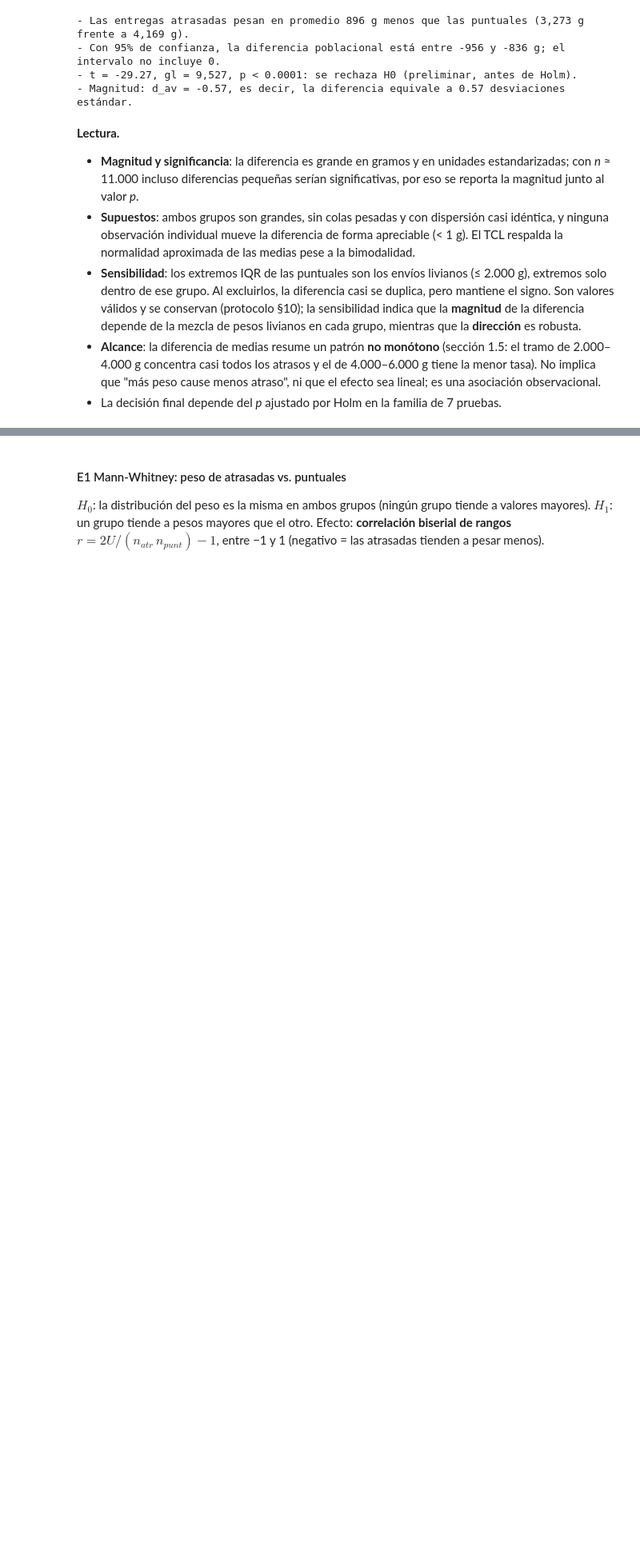
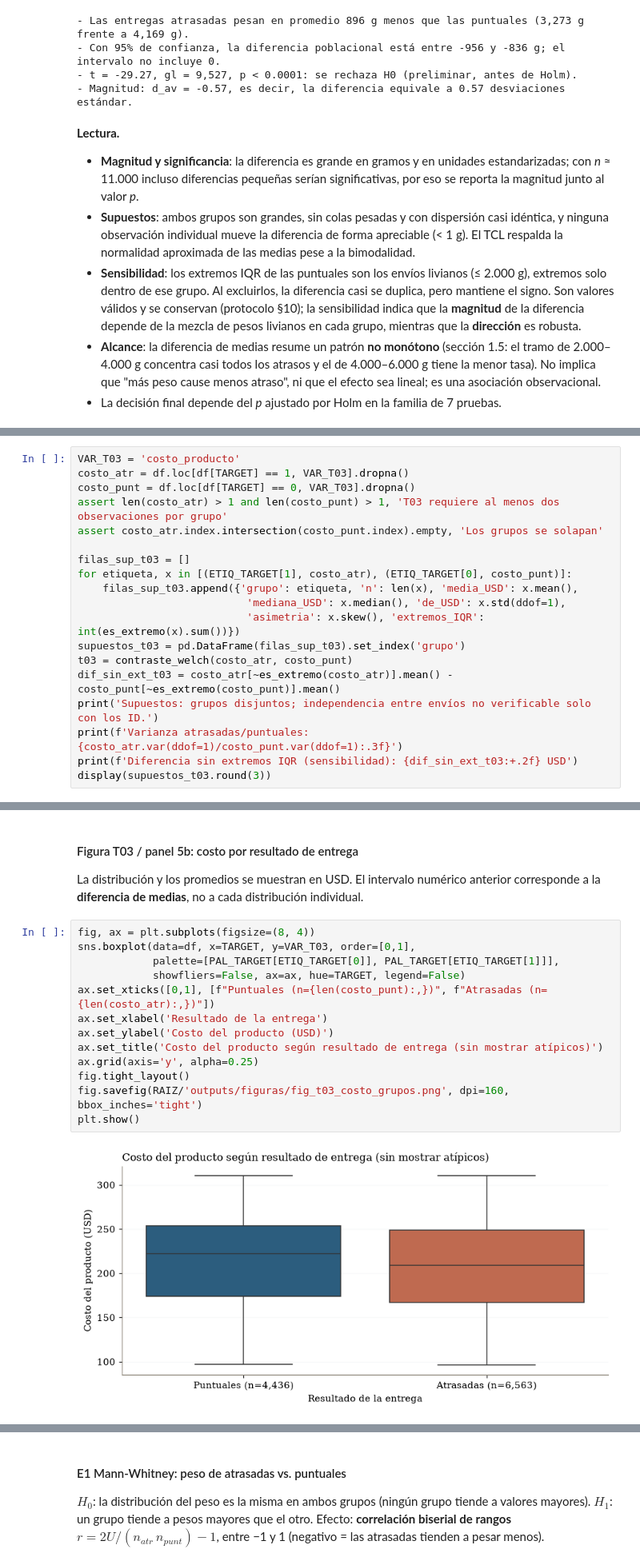
Before and after one commit to joserodriguezc/grupo_1_estadistica_computacional, a Jupyter notebook: notebooks/formativa_1.ipynb, the cells around one changed output, grey strips where cells are left out. Shown at 80% size. Saved outputs shown, nothing was run; the diff lists cells and outputs as text; blank space fills up the shorter version.

Commit message:
feat(s03): implementar inferencia de costo y ajuste Holm

```diff
--- a/notebooks/formativa_1.ipynb
+++ b/notebooks/formativa_1.ipynb
@@ -1131,0 +1189,19 @@ print(f"- Magnitud: d_av = {t02['d_av']:+.2f}, es decir, la diferencia equivale
+# %%
+VAR_T03 = 'costo_producto'
+costo_atr = df.loc[df[TARGET] == 1, VAR_T03].dropna()
+costo_punt = df.loc[df[TARGET] == 0, VAR_T03].dropna()
+assert len(costo_atr) > 1 and len(costo_punt) > 1, 'T03 requiere al menos dos observaciones por grupo'
+assert costo_atr.index.intersection(costo_punt.index).empty, 'Los grupos se solapan'
+
+filas_sup_t03 = []
+for etiqueta, x in [(ETIQ_TARGET[1], costo_atr), (ETIQ_TARGET[0], costo_punt)]:
+    filas_sup_t03.append({'grupo': etiqueta, 'n': len(x), 'media_USD': x.mean(),
+                           'mediana_USD': x.median(), 'de_USD': x.std(ddof=1),
+                           'asimetria': x.skew(), 'extremos_IQR': int(es_extremo(x).sum())})
+supuestos_t03 = pd.DataFrame(filas_sup_t03).set_index('grupo')
+t03 = contraste_welch(costo_atr, costo_punt)
+dif_sin_ext_t03 = costo_atr[~es_extremo(costo_atr)].mean() - costo_punt[~es_extremo(costo_punt)].mean()
+print('Supuestos: grupos disjuntos; independencia entre envíos no verificable solo con los ID.')
+print(f'Varianza atrasadas/puntuales: {costo_atr.var(ddof=1)/costo_punt.var(ddof=1):.3f}')
+print(f'Diferencia sin extremos IQR (sensibilidad): {dif_sin_ext_t03:+.2f} USD')
+display(supuestos_t03.round(3))
@@ -1131,0 +1250,19 @@ print(f"- Magnitud: d_av = {t02['d_av']:+.2f}, es decir, la diferencia equivale
+# %% [markdown]
+#### Figura T03 / panel 5b: costo por resultado de entrega
+
+La distribución y los promedios se muestran en USD. El intervalo numérico anterior corresponde a la **diferencia de medias**, no a cada distribución individual.
+# %%
+fig, ax = plt.subplots(figsize=(8, 4))
+sns.boxplot(data=df, x=TARGET, y=VAR_T03, order=[0,1],
+            palette=[PAL_TARGET[ETIQ_TARGET[0]], PAL_TARGET[ETIQ_TARGET[1]]],
+            showfliers=False, ax=ax, hue=TARGET, legend=False)
+ax.set_xticks([0,1], [f"Puntuales (n={len(costo_punt):,})", f"Atrasadas (n={len(costo_atr):,})"])
+ax.set_xlabel('Resultado de la entrega')
+ax.set_ylabel('Costo del producto (USD)')
+ax.set_title('Costo del producto según resultado de entrega (sin mostrar atípicos)')
+ax.grid(axis='y', alpha=0.25)
+fig.tight_layout()
+fig.savefig(RAIZ/'outputs/figuras/fig_t03_costo_grupos.png', dpi=160, bbox_inches='tight')
+plt.show()
+# %% [output]
+[figure, added]
```
Also changed, not shown: parts of 26 cells of this notebook, 21 other files.
